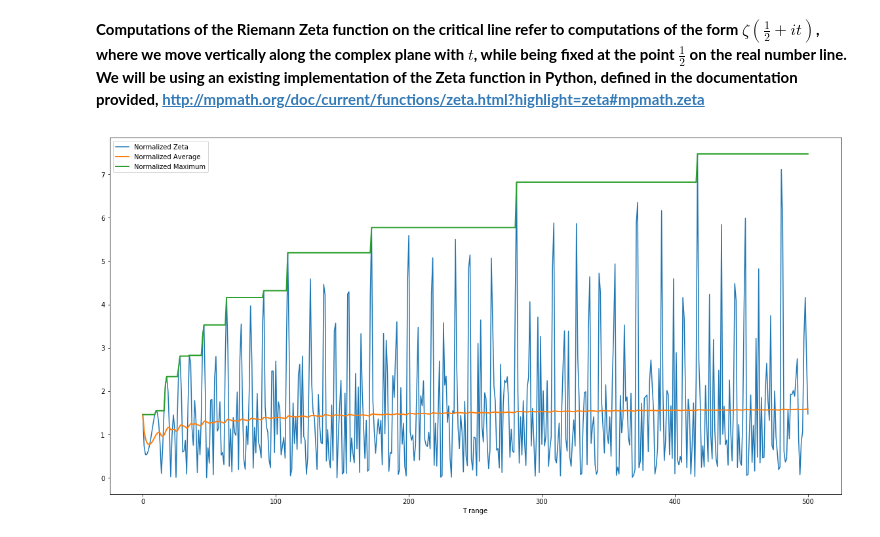
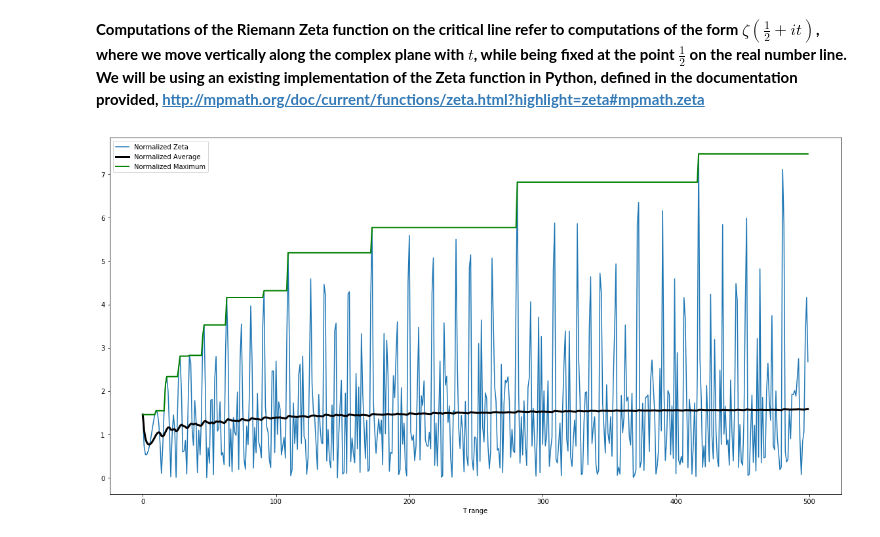
Before and after one commit to Raj9898/Random_Zeta, a Jupyter notebook: Zeta Function Simulation.ipynb, the cells around one changed output. Saved outputs shown, nothing was run; the diff lists cells and outputs as text; code cells hidden in the pictures.

```diff
--- a/Zeta Function Simulation.ipynb
+++ b/Zeta Function Simulation.ipynb
@@ -31,7 +33,7 @@ T_val = int(1e6)
 x=np.arange(-1,1,1/100)
 
 # create stochastic zeta range over h interval
-sims = 10
+sims = 100
 y = np.array([[zetaStochastic(h=i, T=T_val, prime_list=prime_num) for i in x] for _ in range(sims)]).reshape(sims, 200)
 # %%
 y
@@ -61,22 +75,14 @@ plt.show()
 # %% [markdown]
 **Computations of the Riemann Zeta function on the critical line refer to computations of the form $\zeta(\frac{1}{2} + it)$, where we move vertically along the complex plane with $t$, while being fixed at the point $\frac{1}{2}$ on the real number line. We will be using an existing implementation of the Zeta function in Python, defined in the documentation provided, http://mpmath.org/doc/current/functions/zeta.html?highlight=zeta#mpmath.zeta**
 # %%
-N = 0   # 100000 starting value
-deltaN = 501    # interval range of T
+N = 0   # starting value of T range
+deltaN = 500    # length of T range
 # %%
 # creating the interval range t
 t_range=np.arange(N, N+deltaN)
 # %%
 # storage for the normal zeta
-norm_zeta_value = np.array([0.0]*deltaN)
-
-# computing the Zeta function over a small interval defined by deltaN
-for t in t_range:
-    point = complex(real=0.5, imag=t)
-    zeta_value = zeta(point)
-
-    # computes the normalized zeta function
-    norm_zeta_value[t-N] = abs(zeta_value)
+norm_zeta_value = zetaNormRange(N, deltaN)
 
 # rolling average of norm function
 average = np.cumsum(norm_zeta_value)/(t_range+1)
@@ -86,10 +92,10 @@ maximum = [norm_zeta_value[:i+1].max() for i in range(norm_zeta_value.size)]
 # %%
 plt.figure(figsize=(20,10))
 plt.plot(t_range, norm_zeta_value, label='Normalized Zeta')
-plt.plot(t_range, average, label='Normalized Average', lw=2)
-plt.plot(t_range, maximum, label='Normalized Maximum', lw=2)
+plt.plot(t_range, average, label='Normalized Average', lw=3, color='black')
+plt.plot(t_range, maximum, label='Normalized Maximum', lw=2, color='green')
 plt.xlabel('T range')
 plt.legend()
 plt.show()
 # %% [output]
-[figure, old version]
+[figure, new version]
```
Also changed, not shown: parts of 4 cells of this notebook, 1 other file.
